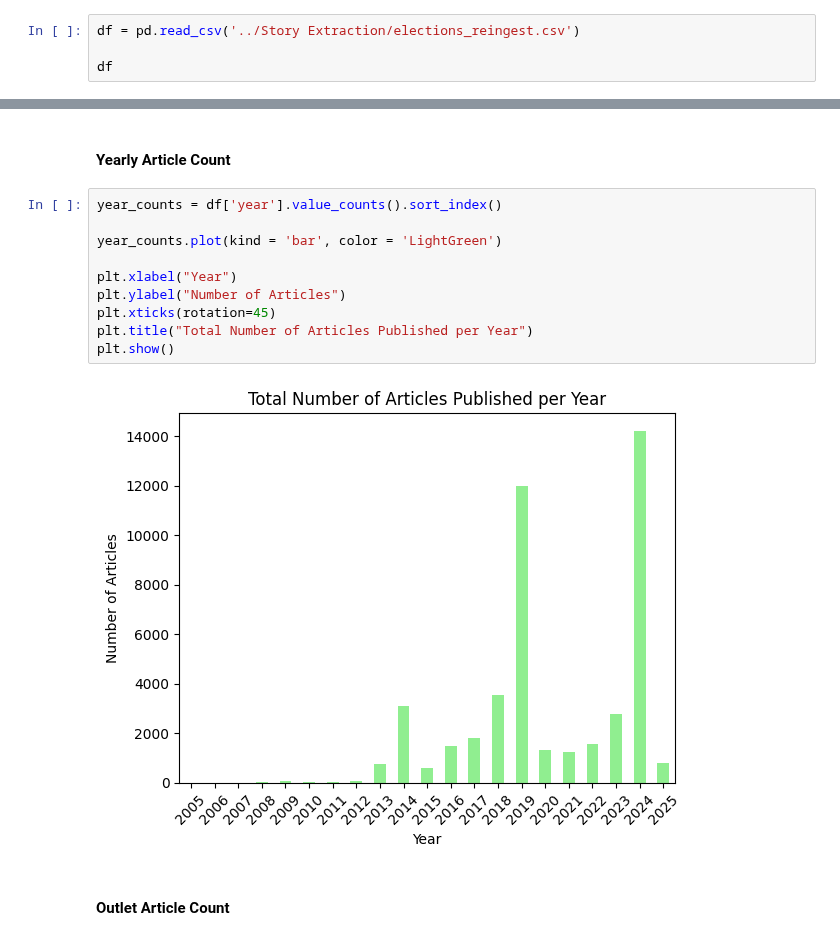
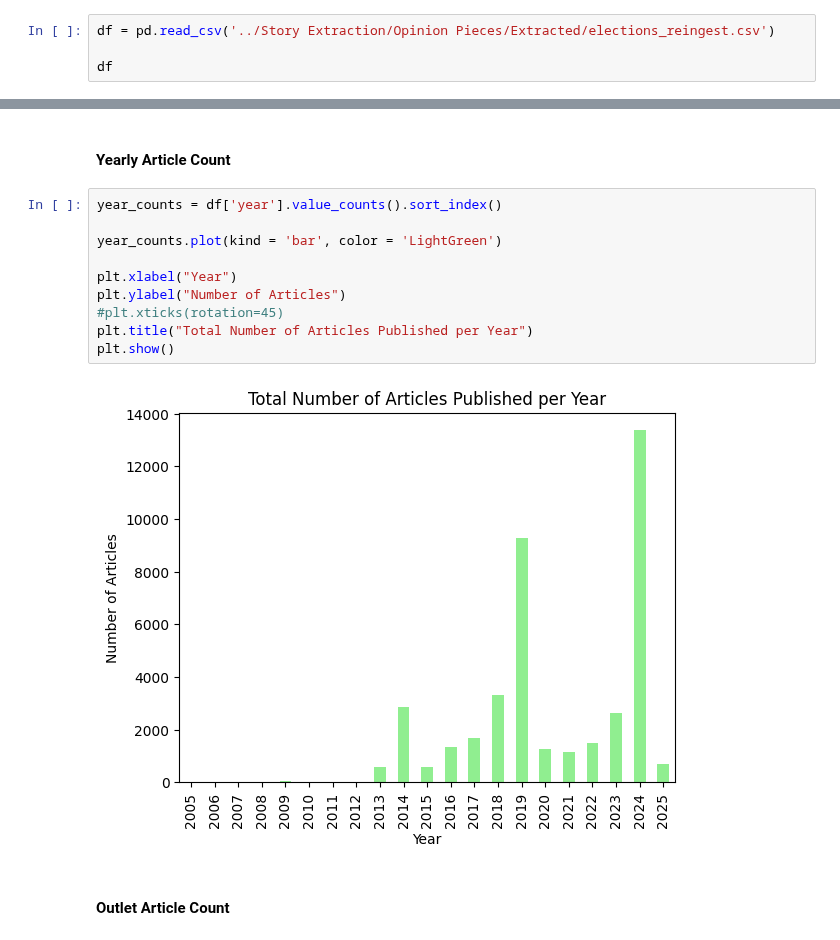
Before and after one commit to Rupository/IndiaMediaLens-Capture, a Jupyter notebook: Plots and Charts/AnalysisPlots.ipynb, the cells around one changed output, grey strips where cells are left out. Cells and saved outputs as stored; diff of their text form.

Commit message:
reingest with empty removed viz

```diff
--- a/Plots and Charts/AnalysisPlots.ipynb
+++ b/Plots and Charts/AnalysisPlots.ipynb
@@ -9,7 +9,7 @@ import seaborn as sns
 
 - Repeat using every CSV
 # %%
-df = pd.read_csv('../Story Extraction/elections_reingest.csv')
+df = pd.read_csv('../Story Extraction/Opinion Pieces/Extracted/elections_reingest.csv')
 
 df
 # %% [output]
@@ -102,15 +102,15 @@ df
 # %%
 year_counts = df['year'].value_counts().sort_index()
 
 year_counts.plot(kind = 'bar', color = 'LightGreen')
 
 plt.xlabel("Year")
 plt.ylabel("Number of Articles")
-plt.xticks(rotation=45)
+#plt.xticks(rotation=45)
 plt.title("Total Number of Articles Published per Year")
 plt.show()
 # %% [output]
-[figure, old version]
+[figure, new version]
 # %% [markdown]
 #### Outlet Article Count
 # %%
```
Also changed, not shown: parts of 8 cells of this notebook.
